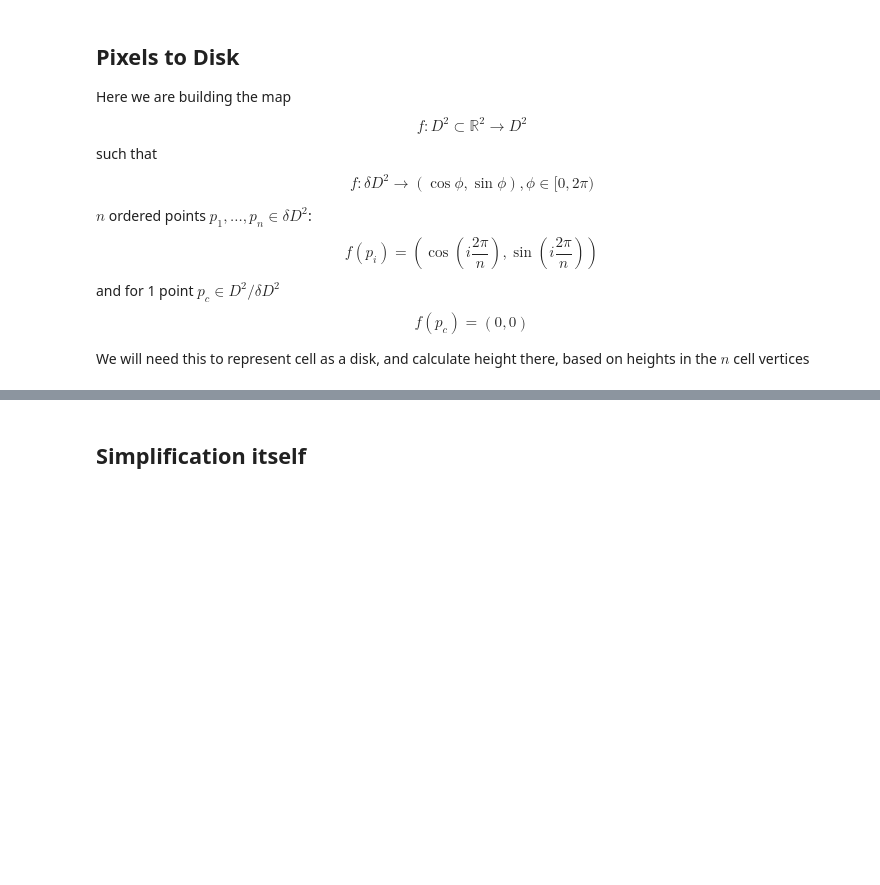
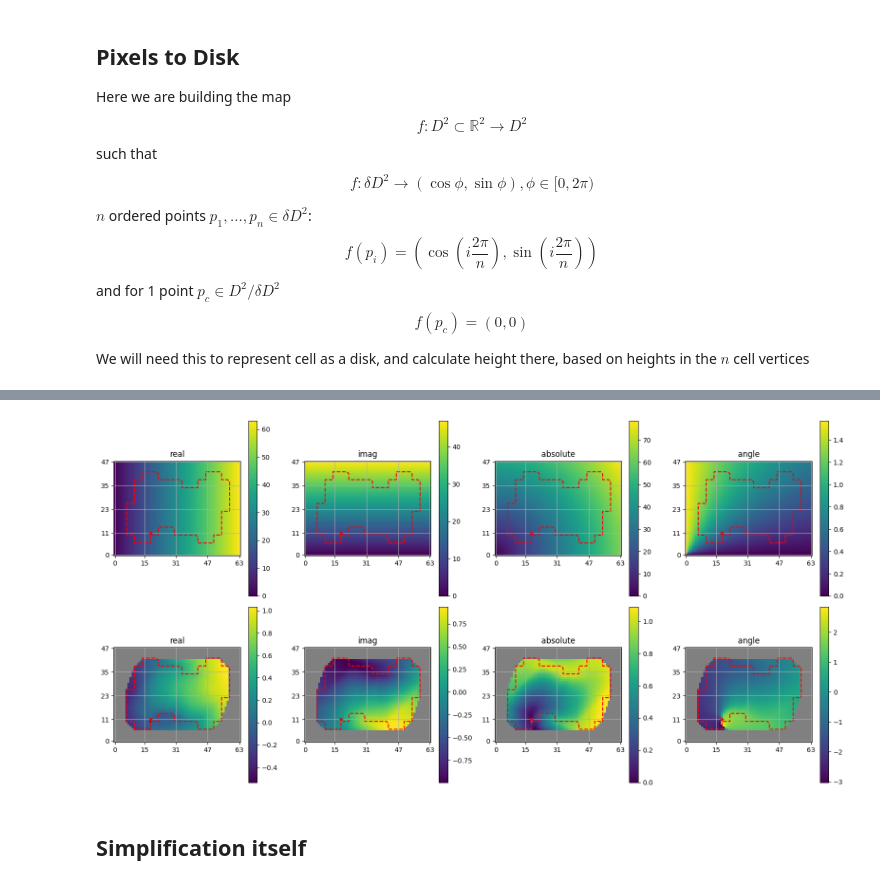
Before and after one commit to zimfv/depth-poset, a Jupyter notebook: notebooks/Simplify Picture.ipynb, the cells around one changed output, grey strips where cells are left out. Cells and saved outputs as stored; diff of their text form; code cells hidden in the pictures; blank space fills up the shorter version.

```diff
--- a/notebooks/Simplify Picture.ipynb
+++ b/notebooks/Simplify Picture.ipynb
@@ -709,4 +269,0 @@ axs[2].imshow(np.transpose(img_phi))
-# %%
-img_phi_sin_diff_y = (np.sin(img_phi)[1:] - np.sin(img_phi)[:-1])*img_phi.shape[0]
-sm = plt.imshow(img_phi_sin_diff_y)
-plt.colorbar()
@@ -716,4 +269,0 @@ plt.colorbar()
-# %%
-img_phi_sin_diff_y = (np.sin(img_phi)[:, 1:] - np.sin(img_phi)[:, :-1])*img_phi.shape[1]
-sm = plt.imshow(img_phi_sin_diff_y)
-plt.colorbar()
@@ -945,0 +272,56 @@ plt.show()
+# %%
+mask = np.zeros([16, 12])
+mask[2, 3:6] = 1
+mask[3, 2:9] = 1
+mask[4, 3:10] = 1
+mask[5:8, 8] = 1
+mask[5:11, 4:8] = 1
+mask[8:11, 3] = 1
+mask[11, 2:9] = 1
+mask[12, 3:10] = 1
+mask[13, 6:9] = 1
+
+mask = ndimage.zoom(mask, (4, 4), order=1, grid_mode=True).astype(bool).astype(int)
+#mask = ndimage.zoom(mask, (8, 8), order=1, grid_mode=True).astype(bool).astype(int)
+
+center_x, center_y = np.argwhere(mask)[np.random.randint(mask.sum())]
+
+boundary = extract_ordered_boundary(mask, return_countor=True)
+boundary_x, boundary_y = np.transpose(boundary)
+boundary_angles = np.arange(len(boundary))/len(boundary) * 2*np.pi
+
+x = np.arange(mask.shape[0])
+y = np.arange(mask.shape[1])
+z = x.reshape(1, -1) + 1j*y.reshape(-1, 1)
+
+zs = boundary_x + 1j*boundary_y
+z_center = center_x + 1j*center_y
+
+zx = np.append(zs, zs[0]).real
+zy = np.append(zs, zs[0]).imag
+zx = np.searchsorted(x, zx)
+zy = np.searchsorted(y, zy)
+
+f = get_map_disk_to_unit(z_center, zs)
+
+cmap = plt.get_cmap().copy()
+cmap.set_bad(color='gray')
+
+fig, axs = plt.subplots(2, 4, figsize=(16, 8))
+for (i_col, repr), (i_row, z) in itertools.product(enumerate([np.real, np.imag, np.abs, np.angle]), enumerate([z, f(z)])):
+    axs[i_row, i_col].set_title(f'{repr.__name__}')
+    img = repr(z)
+
+    sm = axs[i_row, i_col].imshow(img, cmap=cmap, origin='lower')
+    plt.colorbar(sm, ax=axs[i_row, i_col])
+
+    axs[i_row, i_col].plot(zx, zy, color='red', linestyle='--', zorder=1)
+    axs[i_row, i_col].scatter(center_x, center_y, color='red', marker='*', zorder=2)
+    axs[i_row, i_col].set_xticks(np.linspace(0, len(x)-1, 5).astype(int), x[np.linspace(0, len(x)-1, 5).astype(int)])
+    axs[i_row, i_col].set_yticks(np.linspace(0, len(y)-1, 5).astype(int), y[np.linspace(0, len(y)-1, 5).astype(int)])
+    axs[i_row, i_col].grid(True)
+
+plt.tight_layout()
+plt.show()
+# %% [output]
+[figure, added]
```
Also changed, not shown: parts of 38 cells of this notebook, 2 other files.
